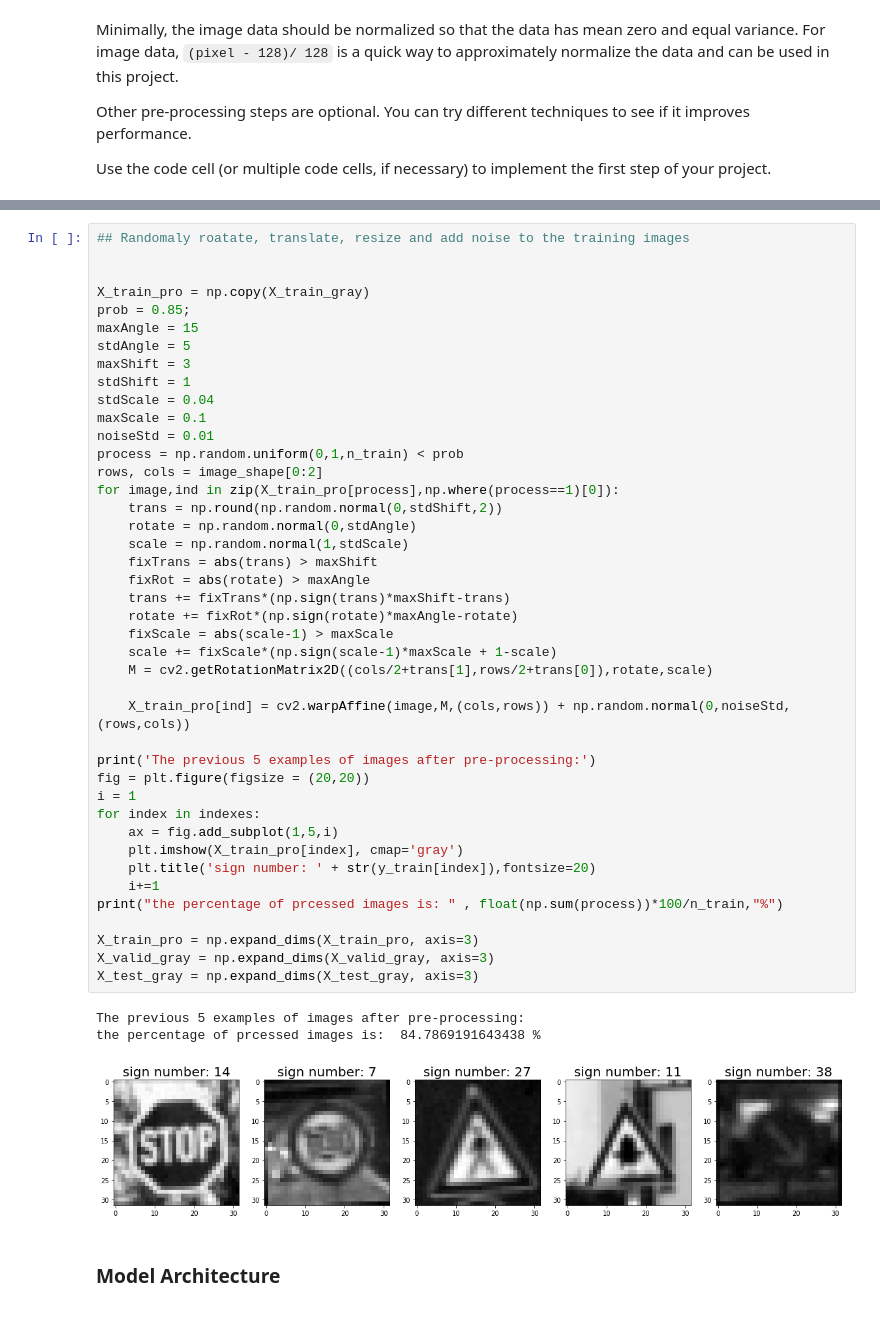
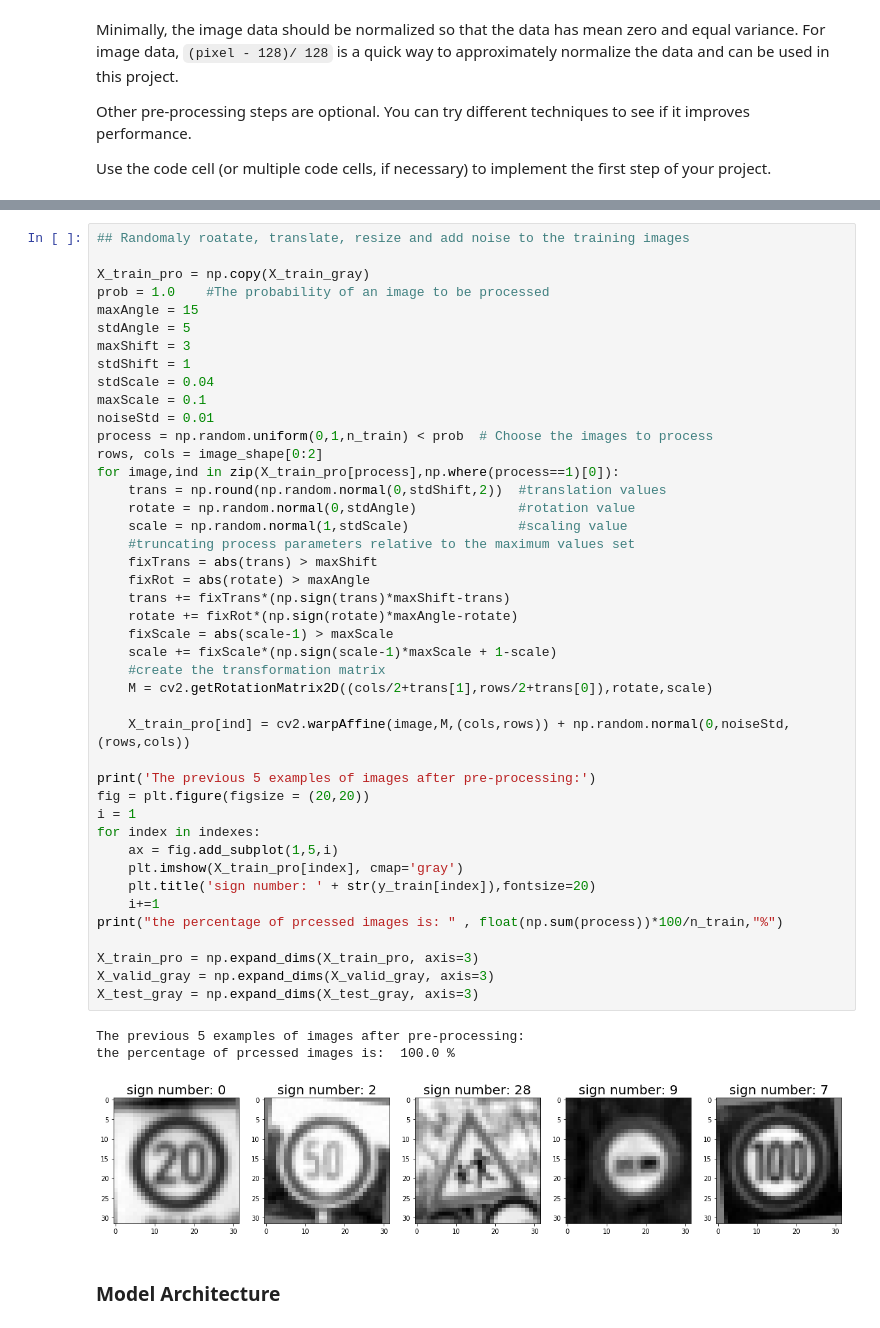
Before and after one commit to ManMan88/SDCND_term1_proj2, a Jupyter notebook: Traffic_Sign_Classifier.ipynb, the cells around one changed output, grey strips where cells are left out. Cells and saved outputs as stored; diff of their text form.

```diff
--- a/Traffic_Sign_Classifier.ipynb
+++ b/Traffic_Sign_Classifier.ipynb
@@ -199,9 +195,8 @@ The previous 5 examples of images in normalized gray scale:
 # %%
 ## Randomaly roatate, translate, resize and add noise to the training images
 
-
 X_train_pro = np.copy(X_train_gray)
-prob = 0.85;
+prob = 1.0    #The probability of an image to be processed
 maxAngle = 15
 stdAngle = 5
 maxShift = 3
@@ -209,39 +204,41 @@ stdShift = 1
 stdScale = 0.04
 maxScale = 0.1
 noiseStd = 0.01
-process = np.random.uniform(0,1,n_train) < prob
+process = np.random.uniform(0,1,n_train) < prob  # Choose the images to process
 rows, cols = image_shape[0:2]
 for image,ind in zip(X_train_pro[process],np.where(process==1)[0]):
-    trans = np.round(np.random.normal(0,stdShift,2))
-    rotate = np.random.normal(0,stdAngle)
-    scale = np.random.normal(1,stdScale)
+    trans = np.round(np.random.normal(0,stdShift,2))  #translation values
+    rotate = np.random.normal(0,stdAngle)             #rotation value
+    scale = np.random.normal(1,stdScale)              #scaling value
+    #truncating process parameters relative to the maximum values set
     fixTrans = abs(trans) > maxShift
     fixRot = abs(rotate) > maxAngle
     trans += fixTrans*(np.sign(trans)*maxShift-trans)
     rotate += fixRot*(np.sign(rotate)*maxAngle-rotate)
     fixScale = abs(scale-1) > maxScale
     scale += fixScale*(np.sign(scale-1)*maxScale + 1-scale)
+    #create the transformation matrix
     M = cv2.getRotationMatrix2D((cols/2+trans[1],rows/2+trans[0]),rotate,scale)
 
     X_train_pro[ind] = cv2.warpAffine(image,M,(cols,rows)) + np.random.normal(0,noiseStd,(rows,cols))
 
 print('The previous 5 examples of images after pre-processing:')
 fig = plt.figure(figsize = (20,20))
 i = 1
 for index in indexes:
     ax = fig.add_subplot(1,5,i)
     plt.imshow(X_train_pro[index], cmap='gray')
     plt.title('sign number: ' + str(y_train[index]),fontsize=20)
     i+=1
 print("the percentage of prcessed images is: " , float(np.sum(process))*100/n_train,"%")
 
 X_train_pro = np.expand_dims(X_train_pro, axis=3)
 X_valid_gray = np.expand_dims(X_valid_gray, axis=3)
 X_test_gray = np.expand_dims(X_test_gray, axis=3)
 # %% [output]
 The previous 5 examples of images after pre-processing:
-the percentage of prcessed images is:  84.7869191643438 %
+the percentage of prcessed images is:  100.0 %
-[figure, old version]
+[figure, new version]
 # %% [markdown]
 ### Model Architecture
 # %%
```
Also changed, not shown: parts of 17 cells of this notebook, 4 other files.
